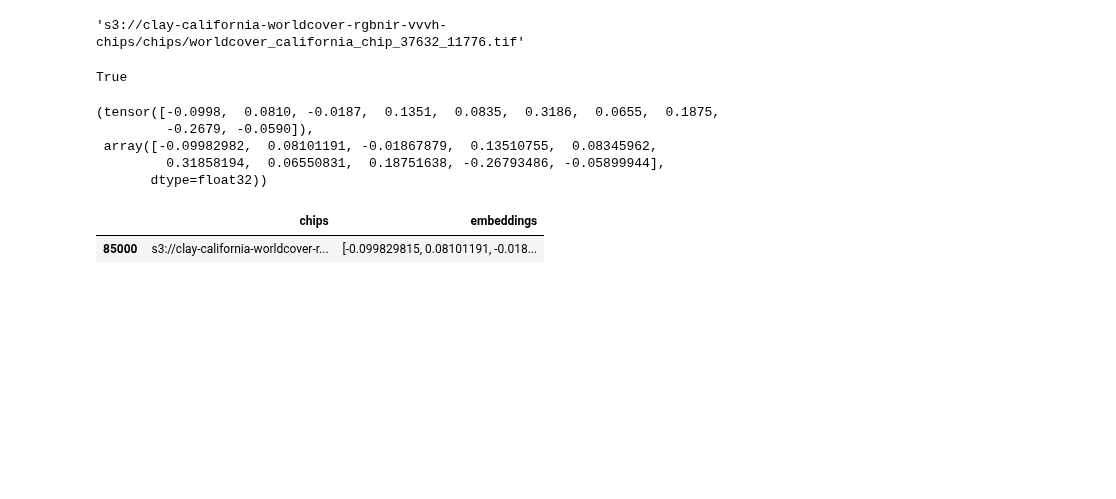
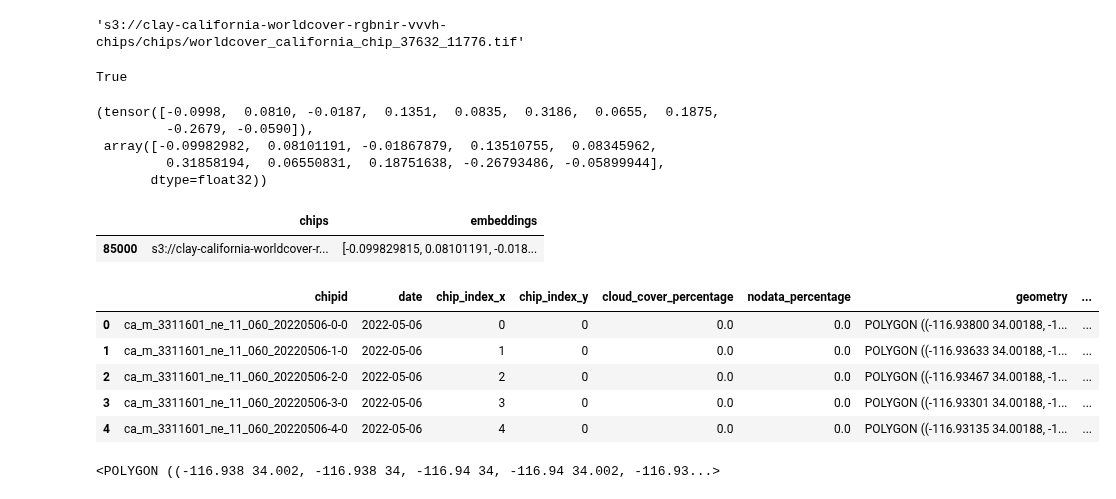
Before and after one commit to Clay-foundation/earth-text, a Jupyter notebook: notebooks/data/06 - embeddings v1.0.ipynb, the cells around one changed output. Saved outputs shown, nothing was run; the diff lists cells and outputs as text; code cells hidden in the pictures; blank space fills up the shorter version.

```diff
--- a/notebooks/data/06 - embeddings v1.0.ipynb
+++ b/notebooks/data/06 - embeddings v1.0.ipynb
@@ -188,3 +210,24 @@ z[z.chips==fname]
 # %% [output]
 |  | chips | embeddings |
 | 85000 | s3://clay-california-worldcover-r... | [-0.099829815, 0.08101191, -0.018... |
+# %%
+import pandas as pd
+import geopandas as gpd
+from pyproj import CRS
+epsg4326 = CRS.from_epsg(4326)
+# %%
+p = gpd.read_parquet("/opt/data/california-worldcover-chips/tmp/index_ca_m_3311601_ne_11_060_20220506.parquet")
+p.crs = epsg4326
+# %%
+p.head()
+# %% [output]
+|  | chipid | date | chip_index_x | chip_index_y | cloud_cover_percentage | nodata_percentage | geometry | ... |
+| 0 | ca_m_3311601_ne_11_060_20220506-0-0 | 2022-05-06 | 0 | 0 | 0.0 | 0.0 | POLYGON ((-116.93800 34.00188, -1... | ... |
+| 1 | ca_m_3311601_ne_11_060_20220506-1-0 | 2022-05-06 | 1 | 0 | 0.0 | 0.0 | POLYGON ((-116.93633 34.00188, -1... | ... |
+| 2 | ca_m_3311601_ne_11_060_20220506-2-0 | 2022-05-06 | 2 | 0 | 0.0 | 0.0 | POLYGON ((-116.93467 34.00188, -1... | ... |
+| 3 | ca_m_3311601_ne_11_060_20220506-3-0 | 2022-05-06 | 3 | 0 | 0.0 | 0.0 | POLYGON ((-116.93301 34.00188, -1... | ... |
+| 4 | ca_m_3311601_ne_11_060_20220506-4-0 | 2022-05-06 | 4 | 0 | 0.0 | 0.0 | POLYGON ((-116.93135 34.00188, -1... | ... |
+# %%
+p.geometry.values[0]
+# %% [output]
+<POLYGON ((-116.938 34.002, -116.938 34, -116.94 34, -116.94 34.002, -116.93...>
```
Also changed, not shown: parts of 13 cells of this notebook, 8 other files.
